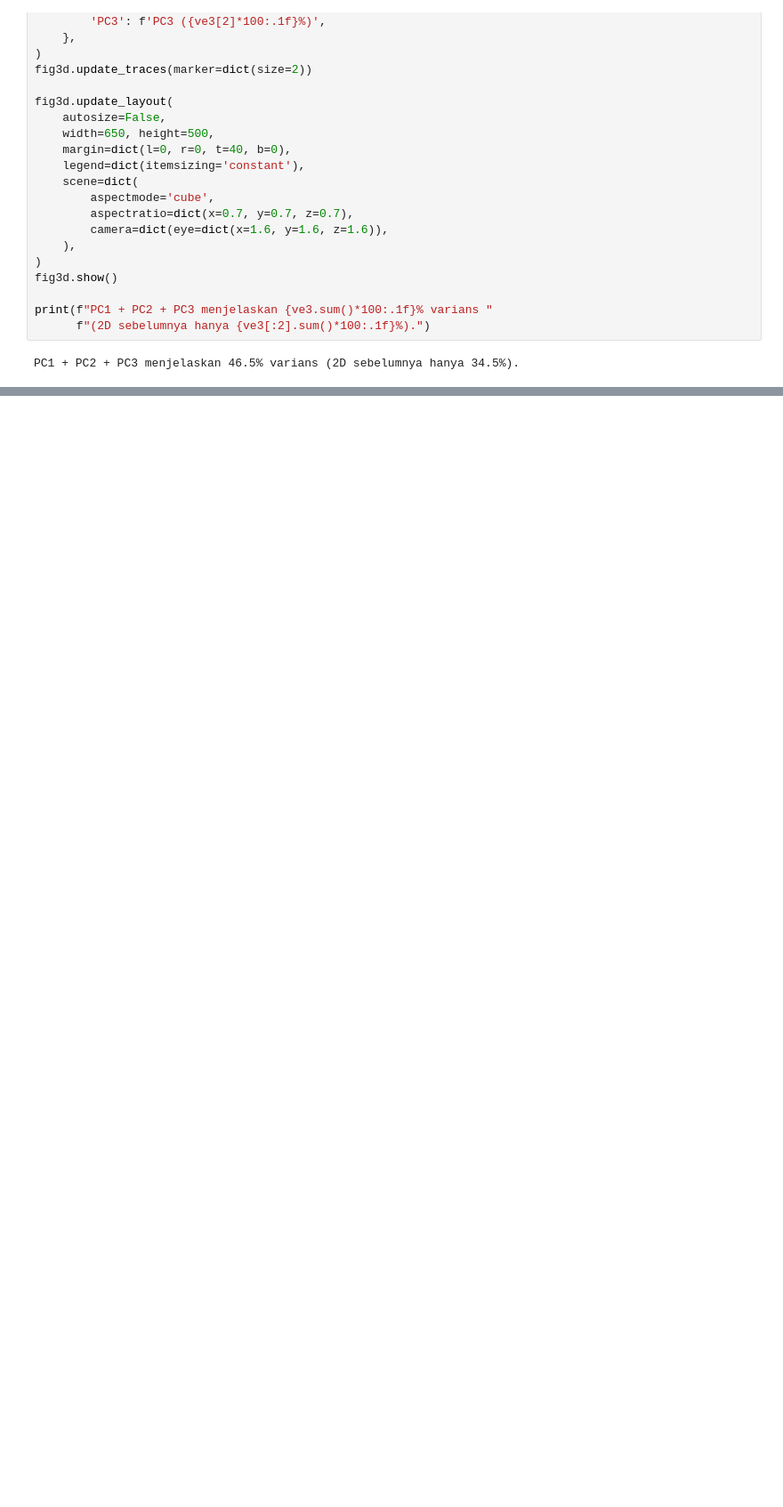
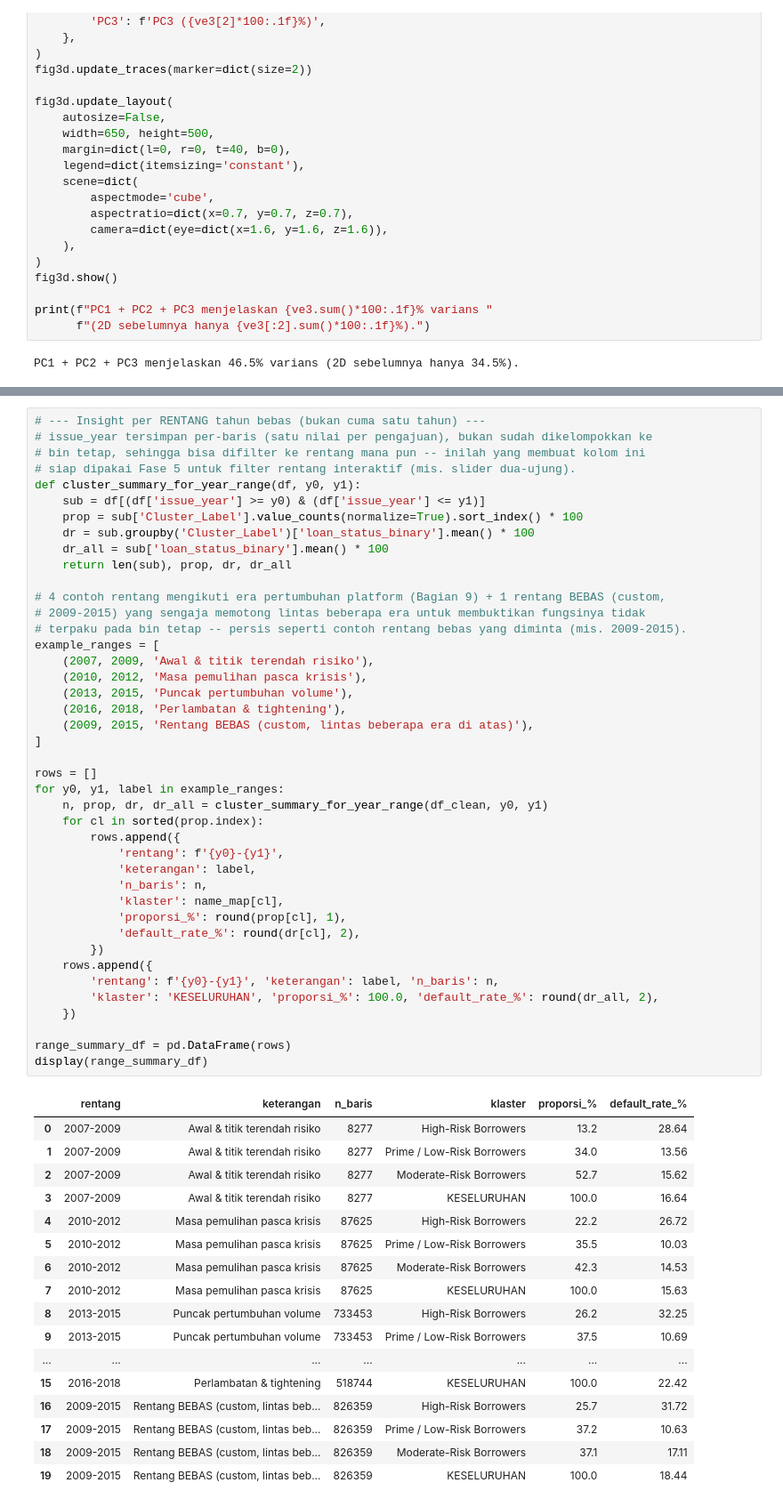
Before and after one commit to StievenLee/Data-Mining-All-Lending-Club-loan, a Jupyter notebook: Phase 2 Clustering/Clustering_for_Accepted_Loans.ipynb, the cells around one changed output, grey strips where cells are left out. Shown at 89% size. Drawn from its saved outputs; the diff is of its cells as text; blank space fills up the shorter version.

```diff
--- a/Phase 2 Clustering/Clustering_for_Accepted_Loans.ipynb
+++ b/Phase 2 Clustering/Clustering_for_Accepted_Loans.ipynb
@@ -890,0 +1034,60 @@ Kesimpulannya, scatter PCA mengakui Silhouette yang rendah secara terbuka, tetap
+# %%
+# --- Insight per RENTANG tahun bebas (bukan cuma satu tahun) ---
+# issue_year tersimpan per-baris (satu nilai per pengajuan), bukan sudah dikelompokkan ke
+# bin tetap, sehingga bisa difilter ke rentang mana pun -- inilah yang membuat kolom ini
+# siap dipakai Fase 5 untuk filter rentang interaktif (mis. slider dua-ujung).
+def cluster_summary_for_year_range(df, y0, y1):
+    sub = df[(df['issue_year'] >= y0) & (df['issue_year'] <= y1)]
+    prop = sub['Cluster_Label'].value_counts(normalize=True).sort_index() * 100
+    dr = sub.groupby('Cluster_Label')['loan_status_binary'].mean() * 100
+    dr_all = sub['loan_status_binary'].mean() * 100
+    return len(sub), prop, dr, dr_all
+
+# 4 contoh rentang mengikuti era pertumbuhan platform (Bagian 9) + 1 rentang BEBAS (custom,
+# 2009-2015) yang sengaja memotong lintas beberapa era untuk membuktikan fungsinya tidak
+# terpaku pada bin tetap -- persis seperti contoh rentang bebas yang diminta (mis. 2009-2015).
+example_ranges = [
+    (2007, 2009, 'Awal & titik terendah risiko'),
+    (2010, 2012, 'Masa pemulihan pasca krisis'),
+    (2013, 2015, 'Puncak pertumbuhan volume'),
+    (2016, 2018, 'Perlambatan & tightening'),
+    (2009, 2015, 'Rentang BEBAS (custom, lintas beberapa era di atas)'),
+]
+
+rows = []
+for y0, y1, label in example_ranges:
+    n, prop, dr, dr_all = cluster_summary_for_year_range(df_clean, y0, y1)
+    for cl in sorted(prop.index):
+        rows.append({
+            'rentang': f'{y0}-{y1}',
+            'keterangan': label,
+            'n_baris': n,
+            'klaster': name_map[cl],
+            'proporsi_%': round(prop[cl], 1),
+            'default_rate_%': round(dr[cl], 2),
+        })
+    rows.append({
+        'rentang': f'{y0}-{y1}', 'keterangan': label, 'n_baris': n,
+        'klaster': 'KESELURUHAN', 'proporsi_%': 100.0, 'default_rate_%': round(dr_all, 2),
+    })
+
+range_summary_df = pd.DataFrame(rows)
+display(range_summary_df)
+# %% [output]
+|  | rentang | keterangan | n_baris | klaster | proporsi_% | default_rate_% |
+| 0 | 2007-2009 | Awal & titik terendah risiko | 8277 | High-Risk Borrowers | 13.2 | 28.64 |
+| 1 | 2007-2009 | Awal & titik terendah risiko | 8277 | Prime / Low-Risk Borrowers | 34.0 | 13.56 |
+| 2 | 2007-2009 | Awal & titik terendah risiko | 8277 | Moderate-Risk Borrowers | 52.7 | 15.62 |
+| 3 | 2007-2009 | Awal & titik terendah risiko | 8277 | KESELURUHAN | 100.0 | 16.64 |
+| 4 | 2010-2012 | Masa pemulihan pasca krisis | 87625 | High-Risk Borrowers | 22.2 | 26.72 |
+| 5 | 2010-2012 | Masa pemulihan pasca krisis | 87625 | Prime / Low-Risk Borrowers | 35.5 | 10.03 |
+| 6 | 2010-2012 | Masa pemulihan pasca krisis | 87625 | Moderate-Risk Borrowers | 42.3 | 14.53 |
+| 7 | 2010-2012 | Masa pemulihan pasca krisis | 87625 | KESELURUHAN | 100.0 | 15.63 |
+| 8 | 2013-2015 | Puncak pertumbuhan volume | 733453 | High-Risk Borrowers | 26.2 | 32.25 |
+| 9 | 2013-2015 | Puncak pertumbuhan volume | 733453 | Prime / Low-Risk Borrowers | 37.5 | 10.69 |
+| ... | ... | ... | ... | ... | ... | ... |
+| 15 | 2016-2018 | Perlambatan & tightening | 518744 | KESELURUHAN | 100.0 | 22.42 |
+| 16 | 2009-2015 | Rentang BEBAS (custom, lintas beb... | 826359 | High-Risk Borrowers | 25.7 | 31.72 |
+| 17 | 2009-2015 | Rentang BEBAS (custom, lintas beb... | 826359 | Prime / Low-Risk Borrowers | 37.2 | 10.63 |
+| 18 | 2009-2015 | Rentang BEBAS (custom, lintas beb... | 826359 | Moderate-Risk Borrowers | 37.1 | 17.11 |
+| 19 | 2009-2015 | Rentang BEBAS (custom, lintas beb... | 826359 | KESELURUHAN | 100.0 | 18.44 |
```
Also changed, not shown: parts of 26 cells of this notebook, 6 other files.
